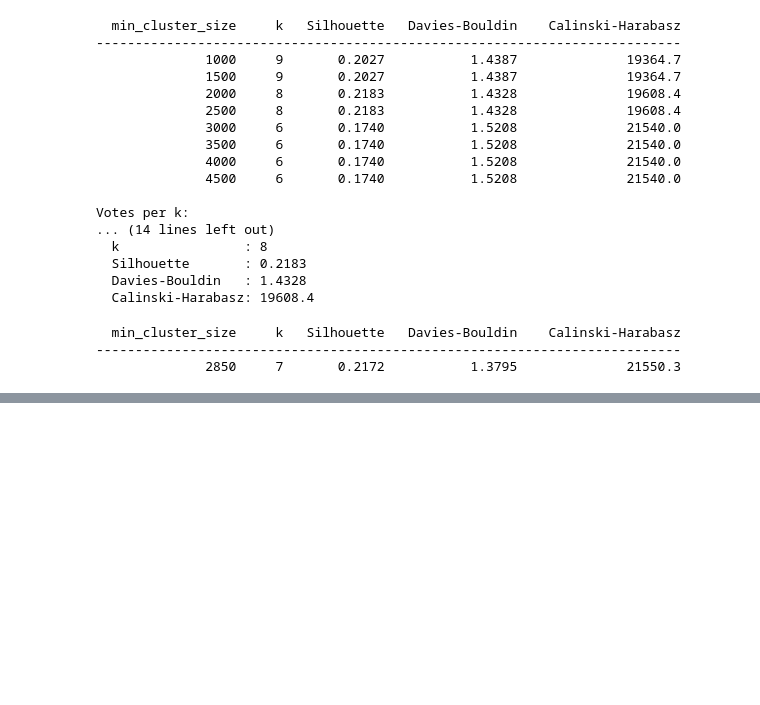
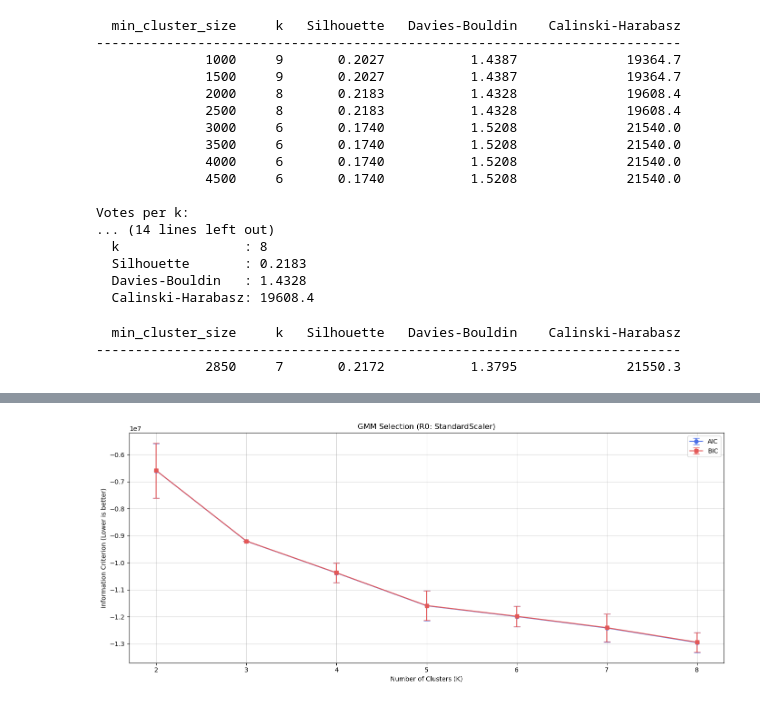
Before and after one commit to Ricardo-andradee/Clustering-Hotel, a Jupyter notebook: src/hotel_analysis.ipynb, the cells around one changed output, grey strips where cells are left out. Saved outputs shown, nothing was run; the diff lists cells and outputs as text; code cells hidden in the pictures; blank space fills up the shorter version.

```diff
--- a/src/hotel_analysis.ipynb
+++ b/src/hotel_analysis.ipynb
@@ -1585,0 +1675,16 @@ Majority vote winner: Random_k7
+# %%
+fig, ax = plt.subplots(1, 1, figsize=(14, 6))
+
+ax.errorbar(df_gmm_R0['k'], df_gmm_R0['aic_mean'], yerr=df_gmm_R0['aic_std'], label='AIC', fmt='-o', capsize=5, color='#4C6FE7')
+ax.errorbar(df_gmm_R0['k'], df_gmm_R0['bic_mean'], yerr=df_gmm_R0['bic_std'], label='BIC', fmt='-s', capsize=5, color='#E45756')
+ax.set_title('GMM Selection (R0: StandardScaler)', fontsize=12)
+ax.set_xlabel('Number of Clusters (K)')
+ax.set_ylabel('Information Criterion (Lower is better)')
+ax.legend()
+ax.grid(True, linestyle='-', alpha=0.5)
+
+plt.tight_layout()
+plt.savefig('../figures/gmm_aic_bic_curves.png', dpi=150, bbox_inches='tight')
+plt.show()
+# %% [output]
+[figure, added]
```
Also changed, not shown: parts of 27 cells of this notebook, 13 other files.
